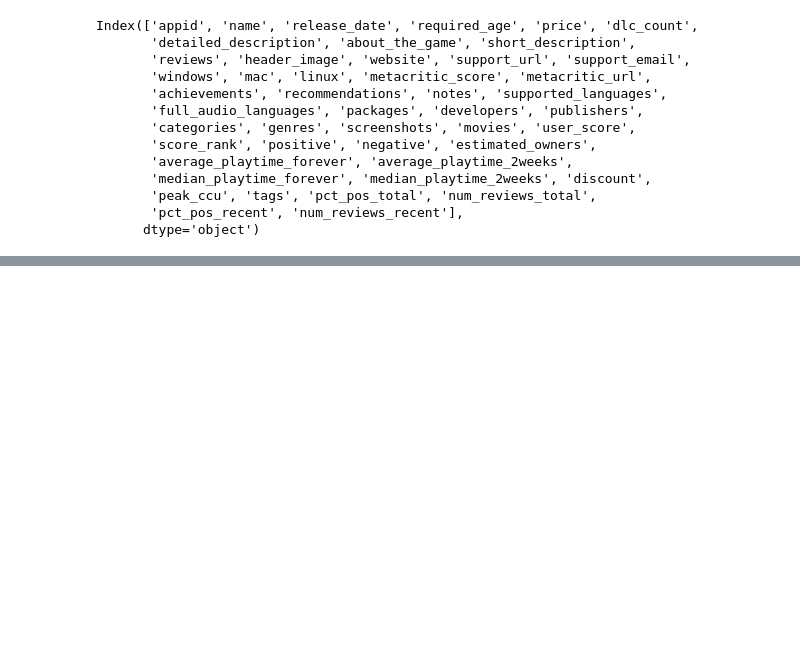
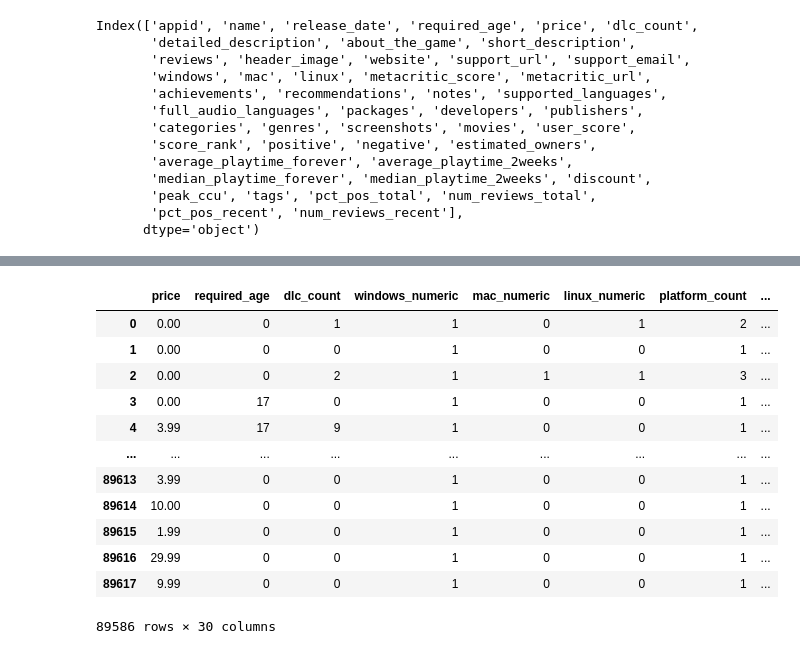
Before and after one commit to NoorUlAinAfaq/ML-NLP-GenAI, a Jupyter notebook: ML-Project.ipynb, the cells around one changed output, grey strips where cells are left out. Drawn from its saved outputs; the diff is of its cells as text; code cells hidden in the pictures; blank space fills up the shorter version.

```diff
--- a/ML-Project.ipynb
+++ b/ML-Project.ipynb
@@ -238,0 +328,46 @@ final_df.head()
+# %%
+# Select final features for modeling
+feature_cols = [
+    # Basic game info
+    'price', 'required_age', 'dlc_count',
+
+    # Platform availability
+    'windows_numeric', 'mac_numeric', 'linux_numeric', 'platform_count',
+
+    # Temporal features
+    'years_since_release',
+
+    # Quality indicators
+    'metacritic_score', 'achievements', 'recommendations',
+
+    # Engagement metrics
+    'average_playtime_forever', 'median_playtime_forever', 'peak_ccu',
+
+    # Review metrics
+    'pct_pos_total', 'num_reviews_total',
+
+    # Engineered features
+    'revenue_estimate', 'price_metacritic_ratio', 'price_per_hour', 'engagement_score',
+
+    # tag columns(Most Common)
+    'tag_Action', 'tag_Adventure', 'tag_Singleplayer', 'tag_Casual', 'tag_Indie', 'tag_2D', 'tag_Strategy', 'tag_Simulation', 'tag_RPG', 'tag_Exploration'
+]
+
+# Final feature set
+X = df[feature_cols]
+# %%
+X
+# %% [output]
+|  | price | required_age | dlc_count | windows_numeric | mac_numeric | linux_numeric | platform_count | ... |
+| 0 | 0.00 | 0 | 1 | 1 | 0 | 1 | 2 | ... |
+| 1 | 0.00 | 0 | 0 | 1 | 0 | 0 | 1 | ... |
+| 2 | 0.00 | 0 | 2 | 1 | 1 | 1 | 3 | ... |
+| 3 | 0.00 | 17 | 0 | 1 | 0 | 0 | 1 | ... |
+| 4 | 3.99 | 17 | 9 | 1 | 0 | 0 | 1 | ... |
+| ... | ... | ... | ... | ... | ... | ... | ... | ... |
+| 89613 | 3.99 | 0 | 0 | 1 | 0 | 0 | 1 | ... |
+| 89614 | 10.00 | 0 | 0 | 1 | 0 | 0 | 1 | ... |
+| 89615 | 1.99 | 0 | 0 | 1 | 0 | 0 | 1 | ... |
+| 89616 | 29.99 | 0 | 0 | 1 | 0 | 0 | 1 | ... |
+| 89617 | 9.99 | 0 | 0 | 1 | 0 | 0 | 1 | ... |
+89586 rows × 30 columns
```
Also changed, not shown: parts of 59 cells of this notebook.
